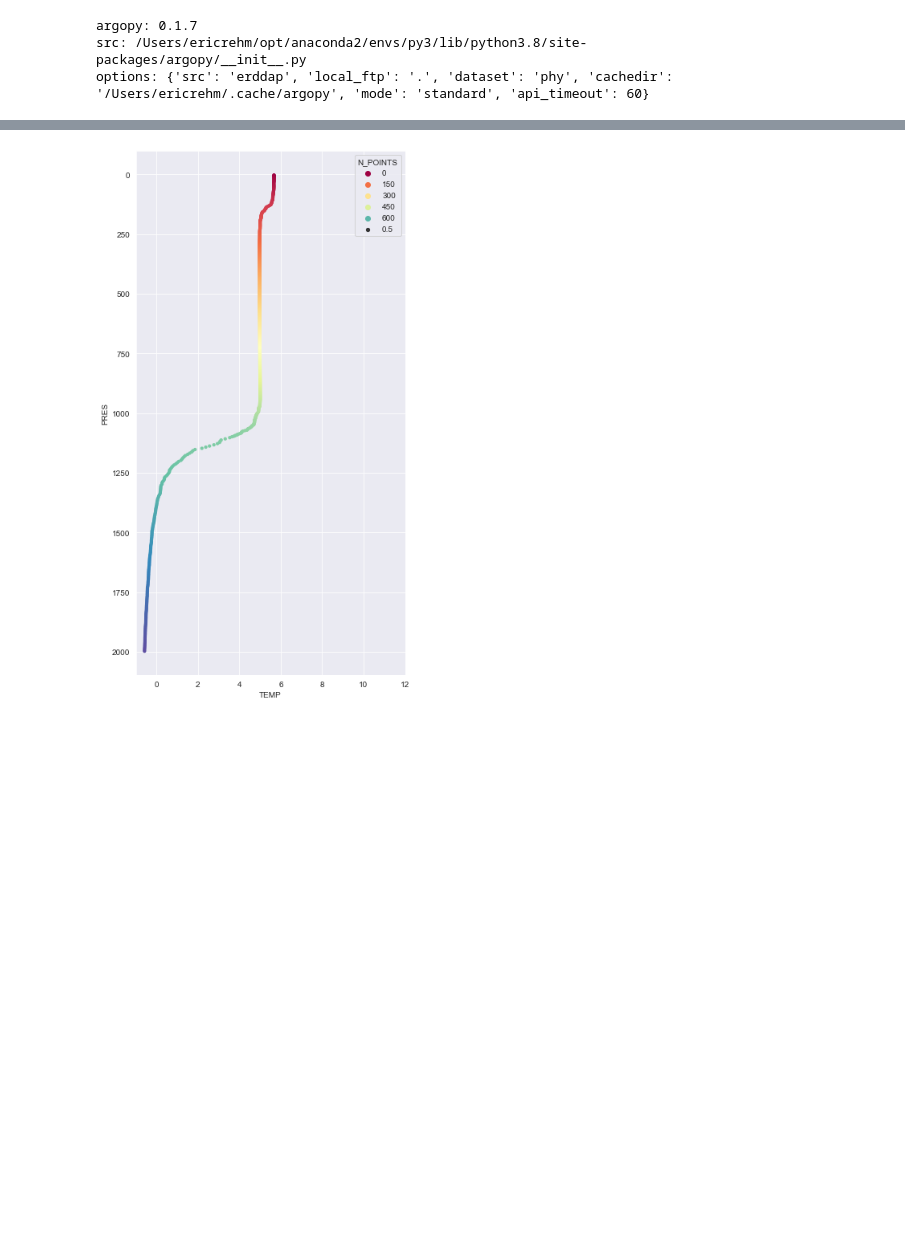
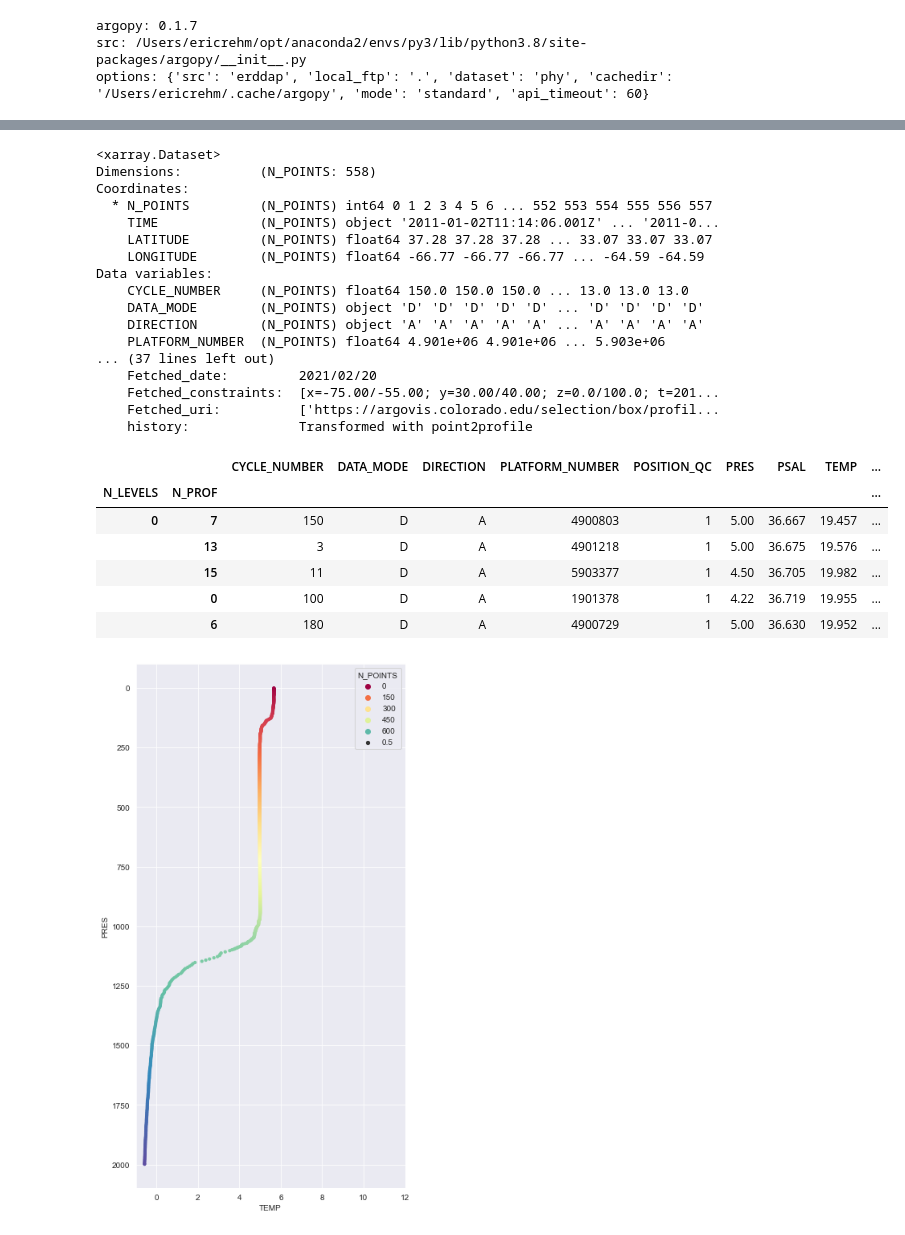
Before and after one commit to SBS-EREHM/Argo-Notebooks, a Jupyter notebook: notebooks/argopyTest.ipynb, the cells around one changed output, grey strips where cells are left out. Saved outputs shown, nothing was run; the diff lists cells and outputs as text; code cells hidden in the pictures; blank space fills up the shorter version.

```diff
--- a/notebooks/argopyTest.ipynb
+++ b/notebooks/argopyTest.ipynb
@@ -38 +42,40 @@ ds.head()
+# %%
+# Load profiles in a 3-D bounding defined by a lat,lon region (-75,-45,20,30), depth range (0-100 m), and a date period (2011-01 to 2011-02)
+argo_loader_region = argo_loader.region([-75,-55,30.,40.,0,100., '2011-01-01', '2011-01-15'])
+
+# Look at the different datastructures: xarray vs. Pandas dataframe
+
+ds_points = argo_loader_region.to_xarray()      # as points
+print(ds_points, '\n')
+
+ds_profiles = ds_points.argo.point2profile()    # as profiles
+print(ds_profiles, '\n')
+
+df = ds_profiles.to_dataframe()                          # as profiles in a dataframe (table)
+df.head()
+# %% [output]
+<xarray.Dataset>
+Dimensions:          (N_POINTS: 558)
+Coordinates:
+  * N_POINTS         (N_POINTS) int64 0 1 2 3 4 5 6 ... 552 553 554 555 556 557
+    TIME             (N_POINTS) object '2011-01-02T11:14:06.001Z' ... '2011-0...
+    LATITUDE         (N_POINTS) float64 37.28 37.28 37.28 ... 33.07 33.07 33.07
+    LONGITUDE        (N_POINTS) float64 -66.77 -66.77 -66.77 ... -64.59 -64.59
+Data variables:
+    CYCLE_NUMBER     (N_POINTS) float64 150.0 150.0 150.0 ... 13.0 13.0 13.0
+    DATA_MODE        (N_POINTS) object 'D' 'D' 'D' 'D' 'D' ... 'D' 'D' 'D' 'D'
+    DIRECTION        (N_POINTS) object 'A' 'A' 'A' 'A' 'A' ... 'A' 'A' 'A' 'A'
+    PLATFORM_NUMBER  (N_POINTS) float64 4.901e+06 4.901e+06 ... 5.903e+06
+... (37 lines left out)
+    Fetched_date:         2021/02/20
+    Fetched_constraints:  [x=-75.00/-55.00; y=30.00/40.00; z=0.0/100.0; t=201...
+    Fetched_uri:          ['https://argovis.colorado.edu/selection/box/profil...
+    history:              Transformed with point2profile
+|  |  | CYCLE_NUMBER | DATA_MODE | DIRECTION | PLATFORM_NUMBER | POSITION_QC | PRES | PSAL | TEMP | ... |
+| N_LEVELS | N_PROF |  |  |  |  |  |  |  |  | ... |
+| 0 | 7 | 150 | D | A | 4900803 | 1 | 5.00 | 36.667 | 19.457 | ... |
+|  | 13 | 3 | D | A | 4901218 | 1 | 5.00 | 36.675 | 19.576 | ... |
+|  | 15 | 11 | D | A | 5903377 | 1 | 4.50 | 36.705 | 19.982 | ... |
+|  | 0 | 100 | D | A | 1901378 | 1 | 4.22 | 36.719 | 19.955 | ... |
+|  | 6 | 180 | D | A | 4900729 | 1 | 5.00 | 36.630 | 19.952 | ... |
 # %%
```
Also changed, not shown: parts of 9 cells of this notebook.
